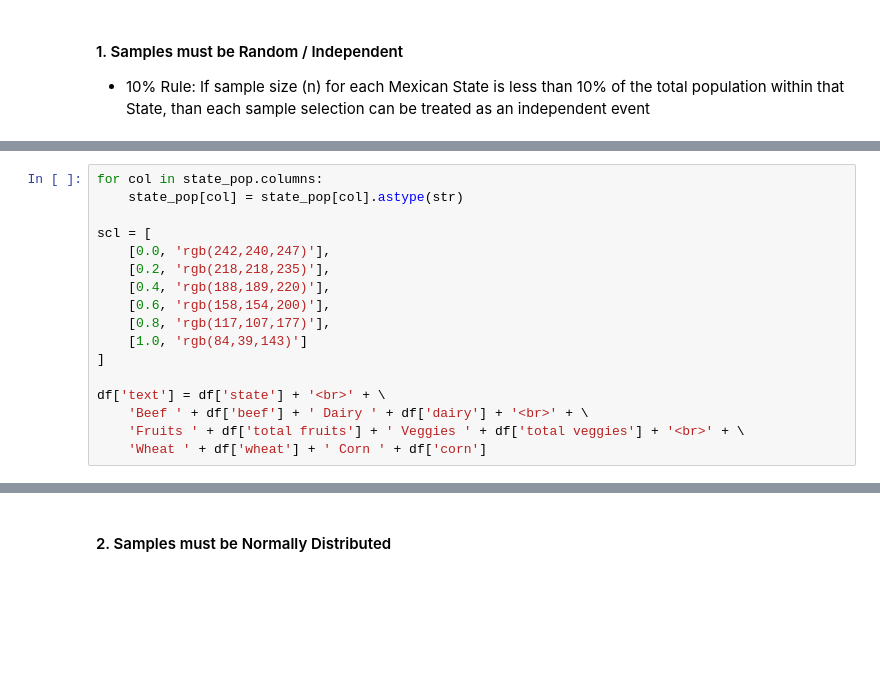
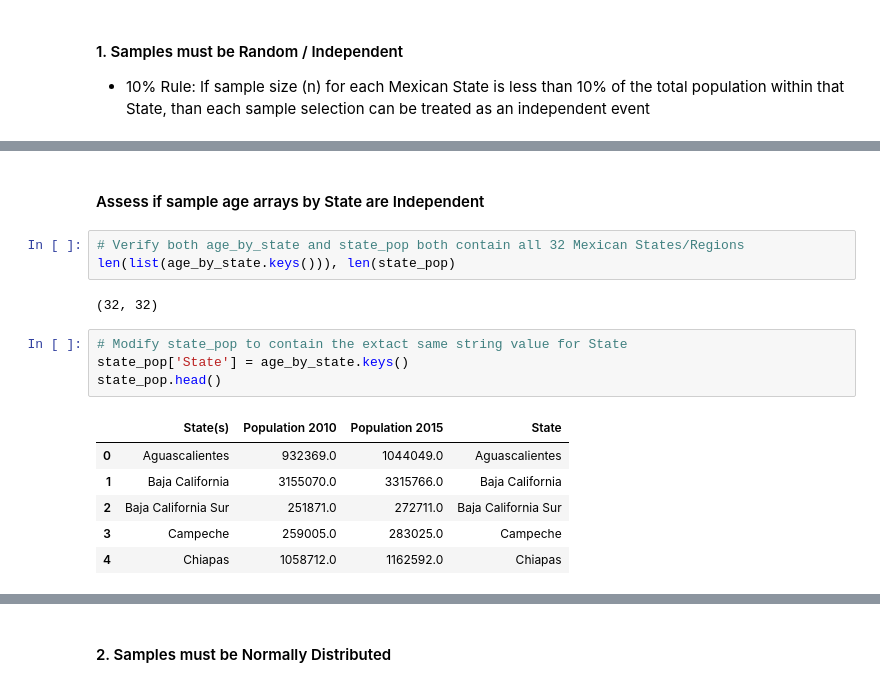
Before and after one commit to EmSchoof/AdolescentMaternalMortality, a Jupyter notebook: average_age_maternal_mortality.ipynb, the cells around one changed output, grey strips where cells are left out. Cells and saved outputs as stored; diff of their text form; blank space fills up the shorter version.

```diff
--- a/average_age_maternal_mortality.ipynb
+++ b/average_age_maternal_mortality.ipynb
@@ -729,17 +710,0 @@ import plotly.graph_objs as go
-# %%
-for col in state_pop.columns:
-    state_pop[col] = state_pop[col].astype(str)
-
-scl = [
-    [0.0, 'rgb(242,240,247)'],
-    [0.2, 'rgb(218,218,235)'],
-    [0.4, 'rgb(188,189,220)'],
-    [0.6, 'rgb(158,154,200)'],
-    [0.8, 'rgb(117,107,177)'],
-    [1.0, 'rgb(84,39,143)']
-]
-
-df['text'] = df['state'] + '<br>' + \
-    'Beef ' + df['beef'] + ' Dairy ' + df['dairy'] + '<br>' + \
-    'Fruits ' + df['total fruits'] + ' Veggies ' + df['total veggies'] + '<br>' + \
-    'Wheat ' + df['wheat'] + ' Corn ' + df['corn']
@@ -747,0 +816,18 @@ NameError: name 'df' is not defined
+# %% [markdown]
+#### Assess if sample age arrays by State are Independent
+# %%
+# Verify both age_by_state and state_pop both contain all 32 Mexican States/Regions
+len(list(age_by_state.keys())), len(state_pop)
+# %% [output]
+(32, 32)
+# %%
+# Modify state_pop to contain the extact same string value for State
+state_pop['State'] = age_by_state.keys()
+state_pop.head()
+# %% [output]
+|  | State(s) | Population 2010 | Population 2015 | State |
+| 0 | Aguascalientes | 932369.0 | 1044049.0 | Aguascalientes |
+| 1 | Baja California | 3155070.0 | 3315766.0 | Baja California |
+| 2 | Baja California Sur | 251871.0 | 272711.0 | Baja California Sur |
+| 3 | Campeche | 259005.0 | 283025.0 | Campeche |
+| 4 | Chiapas | 1058712.0 | 1162592.0 | Chiapas |
```
Also changed, not shown: parts of 36 cells of this notebook, 9 other files.
